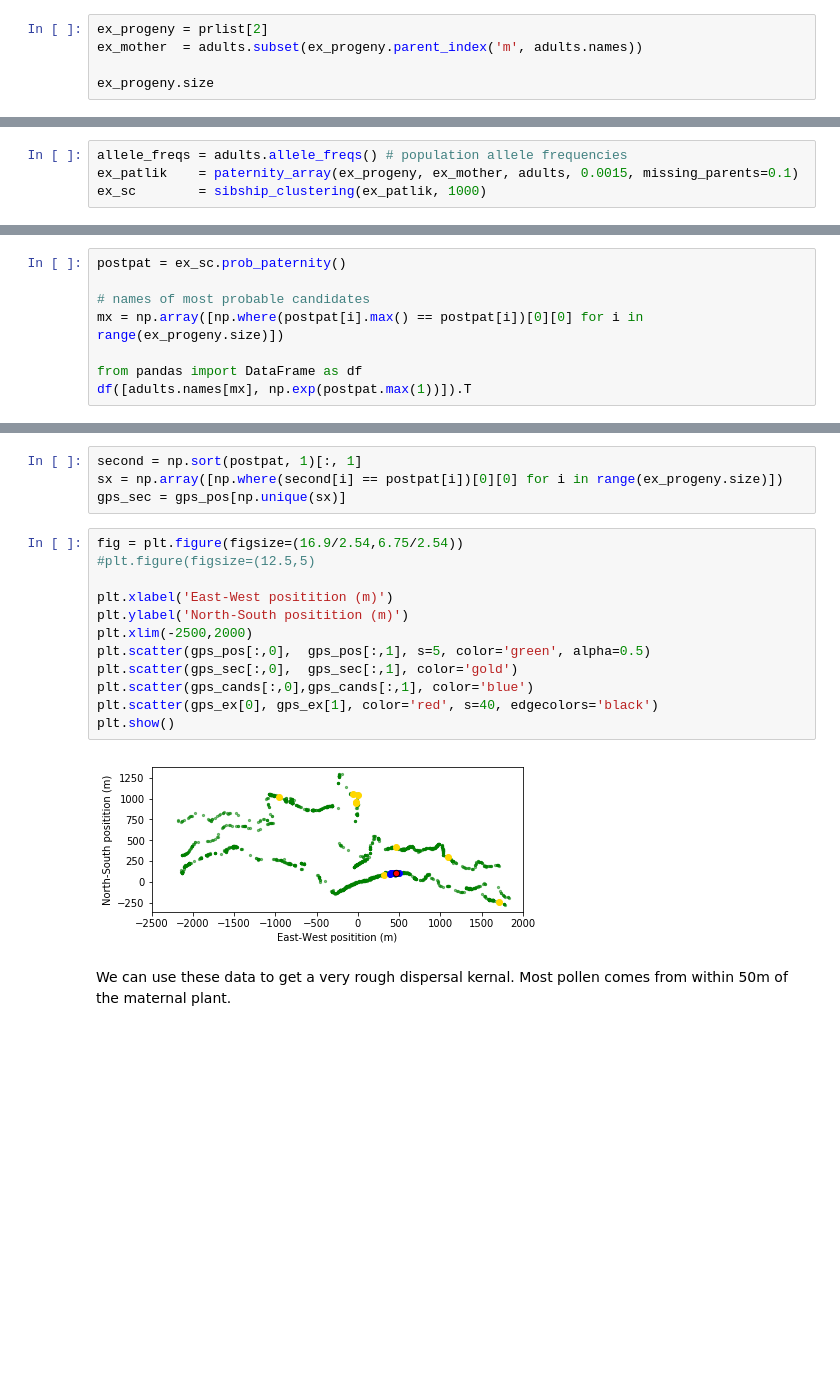
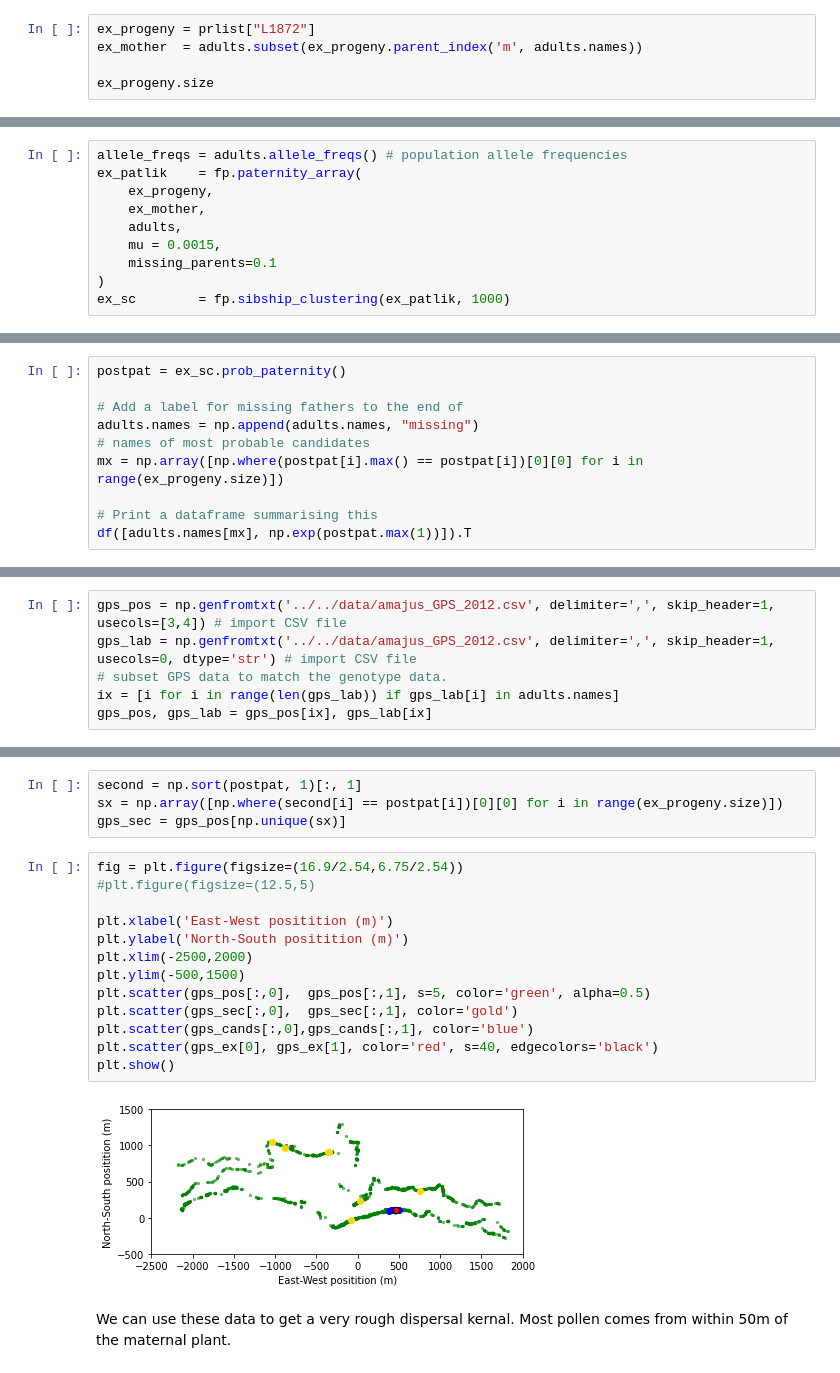
Before and after one commit to ellisztamas/faps, a Jupyter notebook: docs/tutorials/08_data_cleaning_in_Amajus.ipynb, the cells around one changed output, grey strips where cells are left out. Drawn from its saved outputs; the diff is of its cells as text; blank space fills up the shorter version.

```diff
--- a/docs/tutorials/08_data_cleaning_in_Amajus.ipynb
+++ b/docs/tutorials/08_data_cleaning_in_Amajus.ipynb
@@ -244,7 +246,7 @@ len(prlist)
 # %% [markdown]
 By way of a sanity check we will examine one of the largest families in detail. After the data filtering above, there are 20 offspring from mother L1872. Distributions of missing data, heterozygosity and allele frequency at each locus suggest no reason for alarm.
 # %%
-ex_progeny = prlist[2]
+ex_progeny = prlist["L1872"]
 ex_mother  = adults.subset(ex_progeny.parent_index('m', adults.names))
 
 ex_progeny.size
@@ -256,8 +258,14 @@ ex_progeny.size
 Cluster the family into sibships. I have set the proportion of missing parents to 0.1; we have removed 140 of the 2219 (6%) candidates logged as alive in 2012, and I allow for 10% of candidates having been missed. In fact the results do not depend on the parameter unless it is unrealistically high.
 # %%
 allele_freqs = adults.allele_freqs() # population allele frequencies
-ex_patlik    = paternity_array(ex_progeny, ex_mother, adults, 0.0015, missing_parents=0.1)
-ex_sc        = sibship_clustering(ex_patlik, 1000)
+ex_patlik    = fp.paternity_array(
+    ex_progeny,
+    ex_mother,
+    adults,
+    mu = 0.0015,
+    missing_parents=0.1
+)
+ex_sc        = fp.sibship_clustering(ex_patlik, 1000)
 # %% [markdown]
 We can first look at the dendrogram of relatedness between individuals derived from the array of paternity likleihoods.
 # %%
@@ -282,10 +292,12 @@ We can recover posterior probabilties of paternity for each candidate on each of
 # %%
 postpat = ex_sc.prob_paternity()
 
+# Add a label for missing fathers to the end of
+adults.names = np.append(adults.names, "missing")
 # names of most probable candidates
 mx = np.array([np.where(postpat[i].max() == postpat[i])[0][0] for i in range(ex_progeny.size)])
 
-from pandas import DataFrame as df
+# Print a dataframe summarising this
 df([adults.names[mx], np.exp(postpat.max(1))]).T
 # %% [output]
 |  | 0 | 1 |
@@ -330,3 +344,9 @@ Intuitively, one would expect most pollen donors to be fairly close to the mothe
+# %%
+gps_pos = np.genfromtxt('../../data/amajus_GPS_2012.csv', delimiter=',', skip_header=1, usecols=[3,4]) # import CSV file
+gps_lab = np.genfromtxt('../../data/amajus_GPS_2012.csv', delimiter=',', skip_header=1, usecols=0, dtype='str') # import CSV file
+# subset GPS data to match the genotype data.
+ix = [i for i in range(len(gps_lab)) if gps_lab[i] in adults.names]
+gps_pos, gps_lab = gps_pos[ix], gps_lab[ix]
 # %%
 ix =[i for i in range(len(gps_lab)) if gps_lab[i] in adults.names[mx]]
 gps_cands = gps_pos[ix]
@@ -340,17 +360,18 @@ gps_sec = gps_pos[np.unique(sx)]
 # %%
 fig = plt.figure(figsize=(16.9/2.54,6.75/2.54))
 #plt.figure(figsize=(12.5,5)
 
 plt.xlabel('East-West positition (m)')
 plt.ylabel('North-South positition (m)')
 plt.xlim(-2500,2000)
+plt.ylim(-500,1500)
 plt.scatter(gps_pos[:,0],  gps_pos[:,1], s=5, color='green', alpha=0.5)
 plt.scatter(gps_sec[:,0],  gps_sec[:,1], color='gold')
 plt.scatter(gps_cands[:,0],gps_cands[:,1], color='blue')
 plt.scatter(gps_ex[0], gps_ex[1], color='red', s=40, edgecolors='black')
 plt.show()
 # %% [output]
-[figure, old version]
+[figure, new version]
 # %% [markdown]
 We can use these data to get a very rough dispersal kernal. Most pollen comes from within 50m of the maternal plant.
 # %%
```
Also changed, not shown: parts of 49 cells of this notebook, 14 other files.
